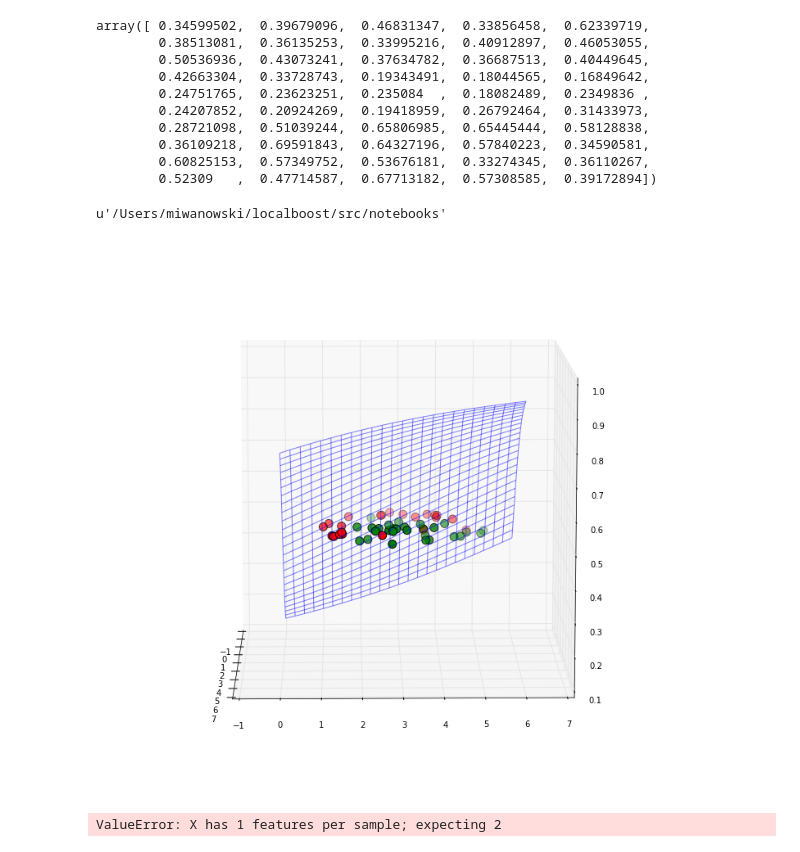
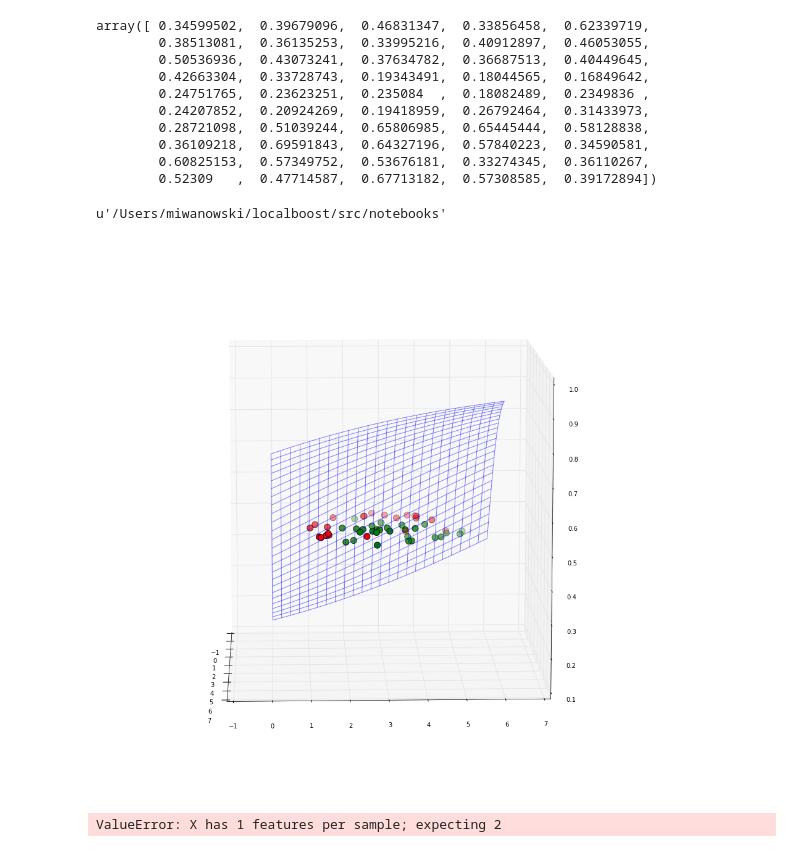
Before and after one commit to miwanowski/localboost, a Jupyter notebook: src/notebooks/scrapbook_work.ipynb, the cells around one changed output. Cells and saved outputs as stored; diff of their text form; code cells hidden in the pictures.

```diff
--- a/src/notebooks/scrapbook_work.ipynb
+++ b/src/notebooks/scrapbook_work.ipynb
@@ -362,32 +362,38 @@ xy = np.concatenate(l)
 z = lr.predict_proba(xy)[:,0]
 # %%
 from mpl_toolkits.mplot3d.axes3d import Axes3D
-# %%
-360*20
-# %% [output]
-u'/Users/miwanowski/localboost/src/notebooks'
+# %%
+pwd()
+# %% [output]
+u'/Users/miwanowski/localboost/src/notebooks'
 # %%
 Xs = np.linspace(0, 6, 25)
 Ys = np.linspace(0, 6, 25)
 X, Y = np.meshgrid(Xs, Ys)
 zs = np.array([lr.predict_proba([x,y])[:,1] for x,y in zip(np.ravel(X), np.ravel(Y))])
 Z = zs.reshape(X.shape)
-fig = plt.figure(figsize=(28,12))
-ax = fig.add_subplot(1, 2, 1, projection='3d')
+fig = plt.figure(figsize=(16,16))
+ax = fig.add_subplot(1, 1, 1, projection='3d')
 p = ax.plot_wireframe(X, Y, Z, alpha=0.5)
 
 
 ax.scatter(xs_pos[ys_pos < -2*xs_pos + 10], ys_pos[ys_pos < -2*xs_pos + 10], [0.5]*xs_pos[ys_pos < -2*xs_pos + 10].shape[0], c='g', marker='o', s=100)
 ax.scatter(xs_pos[ys_pos > -2*xs_pos + 10], ys_pos[ys_pos > -2*xs_pos + 10], [0.5]*xs_pos[ys_pos > -2*xs_pos + 10].shape[0], c='r', marker='o', s=100)
 
 ax.scatter(xs_neg[ys_neg > -2*xs_neg + 10], ys_neg[ys_neg > -2*xs_neg + 10], [0.5]*xs_neg[ys_neg > -2*xs_neg + 10].shape[0], c='g', marker='o', s=100)
 ax.scatter(xs_neg[ys_neg < -2*xs_neg + 10], ys_neg[ys_neg < -2*xs_neg + 10], [0.5]*xs_neg[ys_neg < -2*xs_neg + 10].shape[0], c='r', marker='o', s=100)
 
-for ii in xrange(0,360,1):
+for ii in xrange(0,360,2):
     ax.view_init(elev=10., azim=ii)
-    plt.savefig("logreg"+str(ii)+".png")
+    if ii < 10:
+        fname = 'logreg00' + str(ii) + '.png'
+    elif ii < 100:
+        fname = 'logreg0' + str(ii) + '.png'
+    else:
+        fname = 'logreg' + str(ii) + '.png'
+    plt.savefig(fname, dpi=50)
 # %% [output]
-[figure, old version]
+[figure, new version]
 # %%
 lr.predict_proba([ 3.0])[:,0]
 # %% [output]
```
Also changed, not shown: 3 other files.
